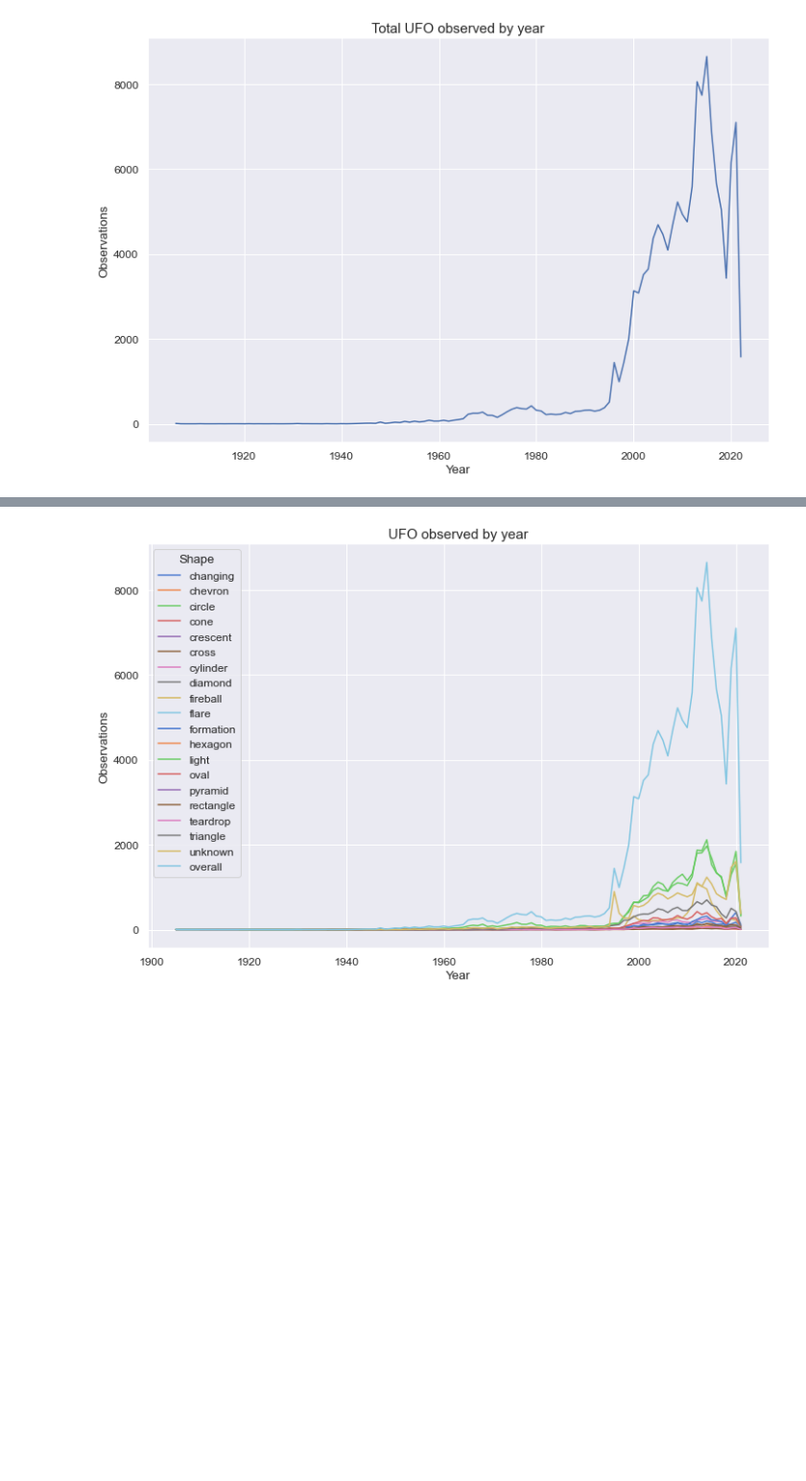
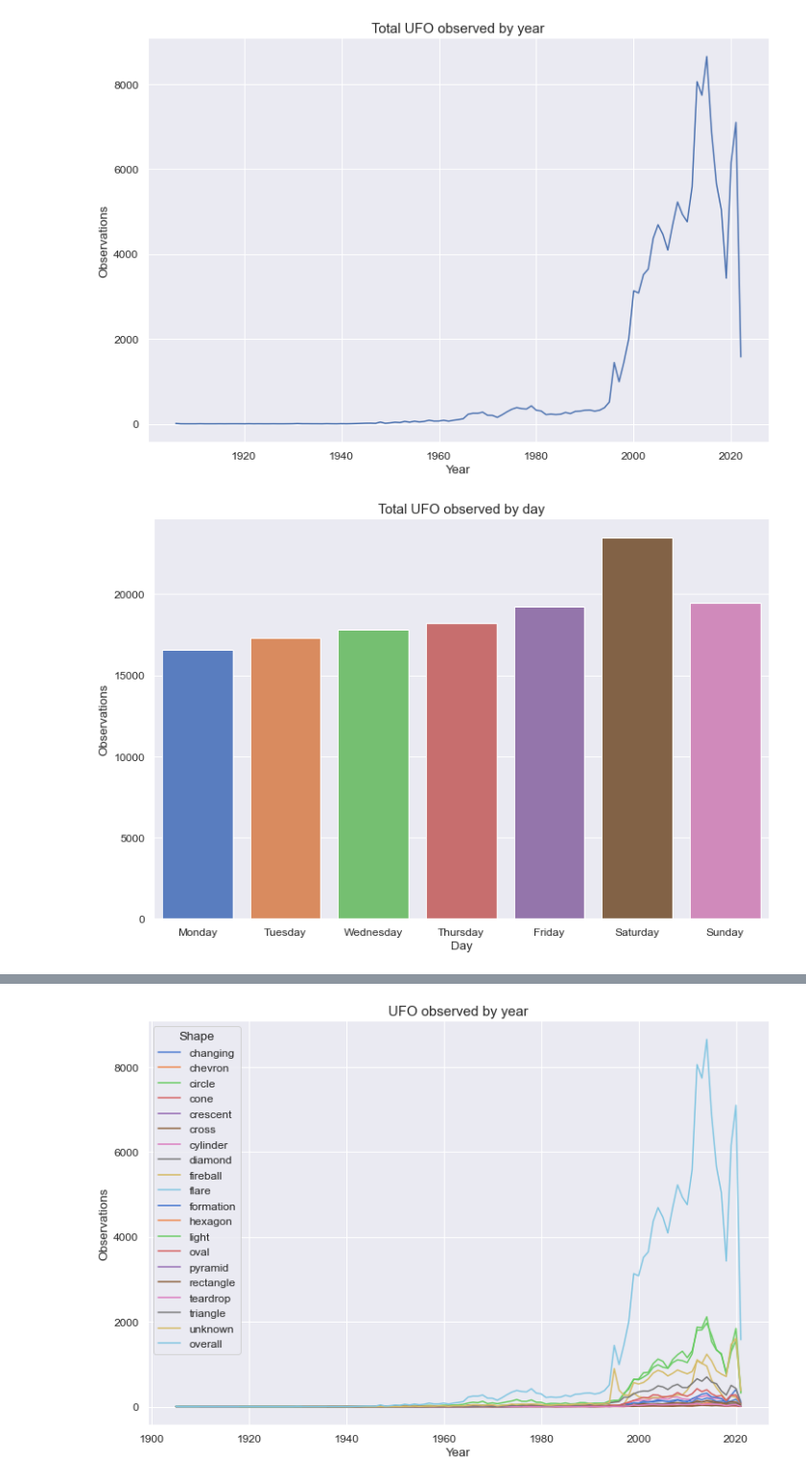
Before and after one commit to eukarr/ufo, a Jupyter notebook: ufo.ipynb, the cells around one changed output, grey strips where cells are left out. Shown at 96% size. Drawn from its saved outputs; the diff is of its cells as text; code cells hidden in the pictures; blank space fills up the shorter version.

```diff
--- a/ufo.ipynb
+++ b/ufo.ipynb
@@ -614,3 +619,22 @@ ax.set_xlabel ("Year")
 ax.set_ylabel ("Observations");
 # %% [output]
 [figure]
+# %%
+ufo_per_day = ufo.groupby(ufo.Observed.dt.day_name())\
+                .Summary\
+                .count()\
+                .reindex(index = ['Monday', 'Tuesday', 'Wednesday', 'Thursday', 'Friday', 'Saturday', 'Sunday'])
+
+sns.set_style("whitegrid")
+sns.set(font_scale=1.1)
+
+plt.figure(figsize=(12,8))
+ax = sns.barplot(x=ufo_per_day.index,
+                 y=ufo_per_day,
+                 palette="muted")
+
+ax.set_title("Total UFO observed by day", fontsize=15)
+ax.set_xlabel ("Day")
+ax.set_ylabel ("Observations");
+# %% [output]
+[figure, added]
```
Also changed, not shown: parts of 20 cells of this notebook.
